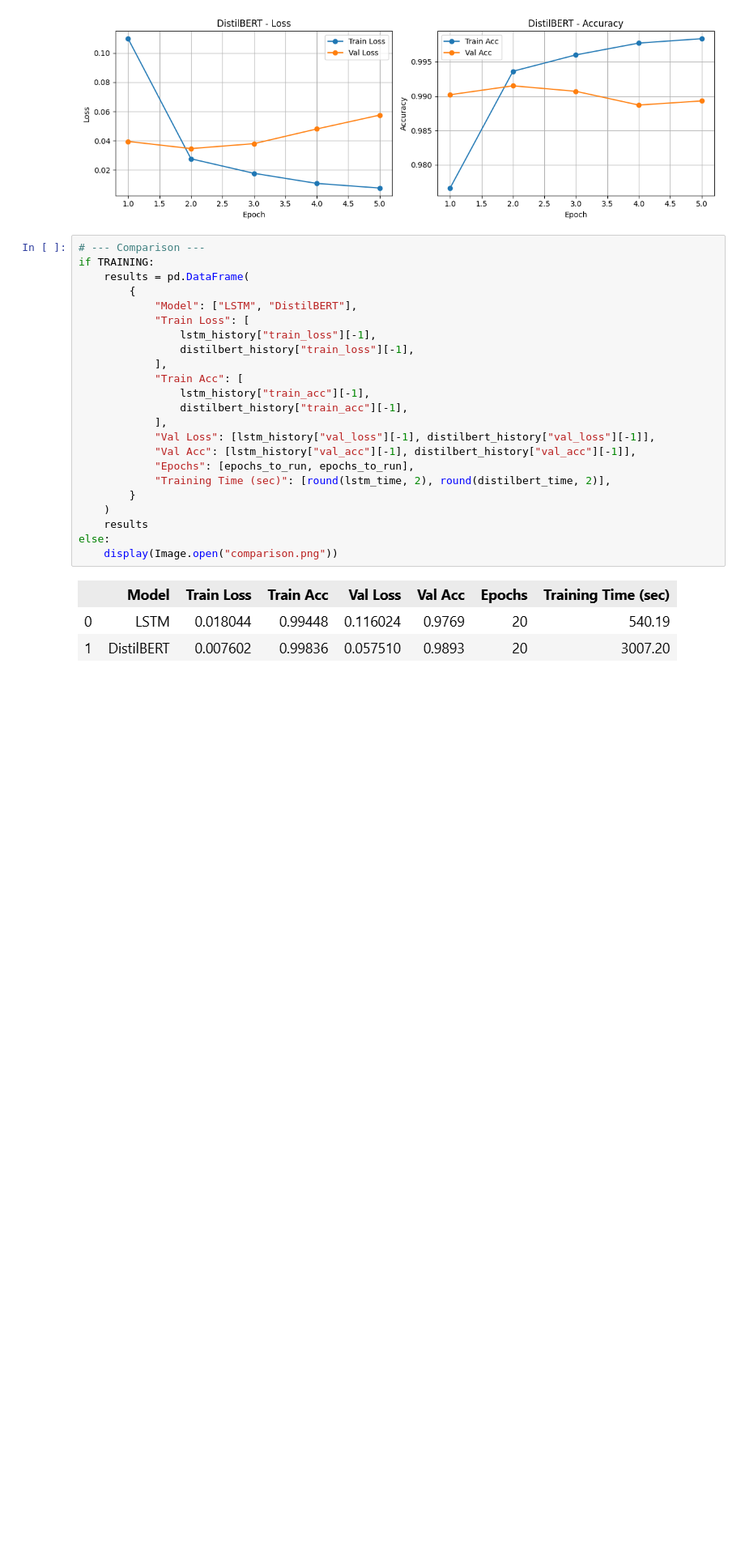
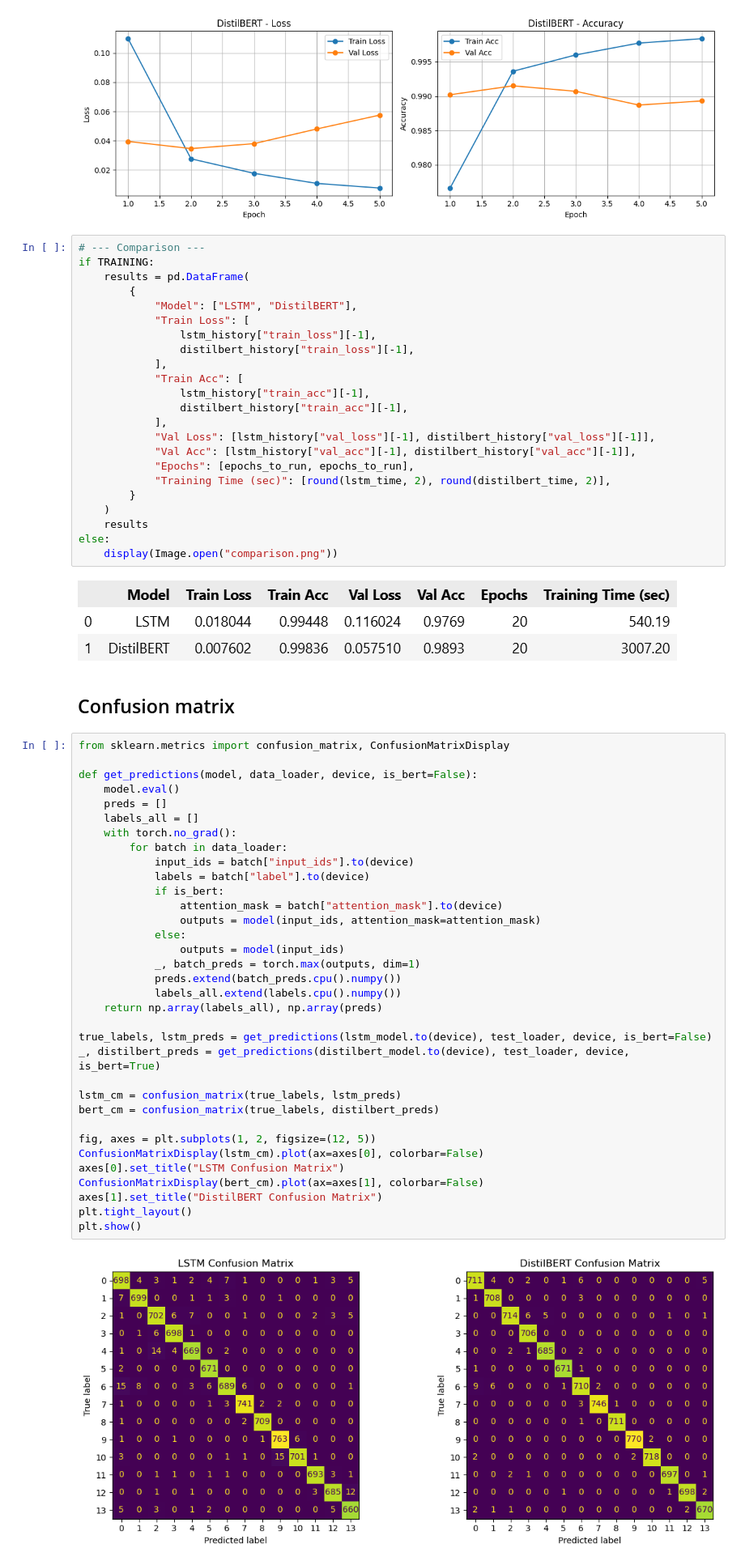
Before and after one commit to phamtranminhtri/deep_learning_assignment, a Jupyter notebook: source/assignment_1/text/text.ipynb, the cells around one changed output. Shown at 81% size. Saved outputs shown, nothing was run; the diff lists cells and outputs as text; blank space fills up the shorter version.

```diff
--- a/source/assignment_1/text/text.ipynb
+++ b/source/assignment_1/text/text.ipynb
@@ -502,3 +502,41 @@ else:
     display(Image.open("comparison.png"))
 # %% [output]
 [figure]
+# %% [markdown]
+## Confusion matrix
+# %%
+from sklearn.metrics import confusion_matrix, ConfusionMatrixDisplay
+
+def get_predictions(model, data_loader, device, is_bert=False):
+    model.eval()
+    preds = []
+    labels_all = []
+    with torch.no_grad():
+        for batch in data_loader:
+            input_ids = batch["input_ids"].to(device)
+            labels = batch["label"].to(device)
+            if is_bert:
+                attention_mask = batch["attention_mask"].to(device)
+                outputs = model(input_ids, attention_mask=attention_mask)
+            else:
+                outputs = model(input_ids)
+            _, batch_preds = torch.max(outputs, dim=1)
+            preds.extend(batch_preds.cpu().numpy())
+            labels_all.extend(labels.cpu().numpy())
+    return np.array(labels_all), np.array(preds)
+
+true_labels, lstm_preds = get_predictions(lstm_model.to(device), test_loader, device, is_bert=False)
+_, distilbert_preds = get_predictions(distilbert_model.to(device), test_loader, device, is_bert=True)
+
+lstm_cm = confusion_matrix(true_labels, lstm_preds)
+bert_cm = confusion_matrix(true_labels, distilbert_preds)
+
+fig, axes = plt.subplots(1, 2, figsize=(12, 5))
+ConfusionMatrixDisplay(lstm_cm).plot(ax=axes[0], colorbar=False)
+axes[0].set_title("LSTM Confusion Matrix")
+ConfusionMatrixDisplay(bert_cm).plot(ax=axes[1], colorbar=False)
+axes[1].set_title("DistilBERT Confusion Matrix")
+plt.tight_layout()
+plt.show()
+# %% [output]
+[figure, added]
```
Also changed, not shown: parts of 2 cells of this notebook.
